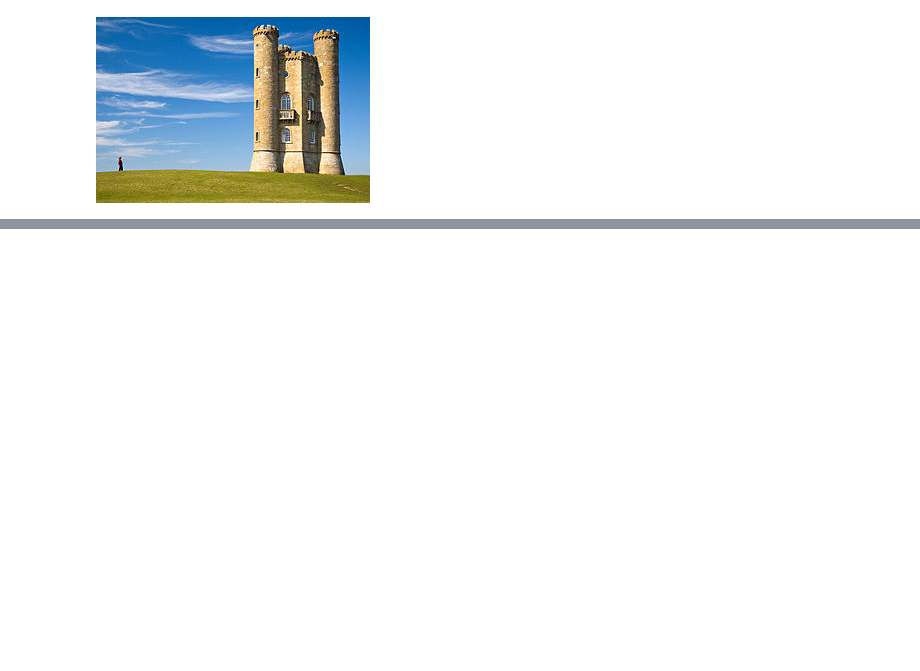
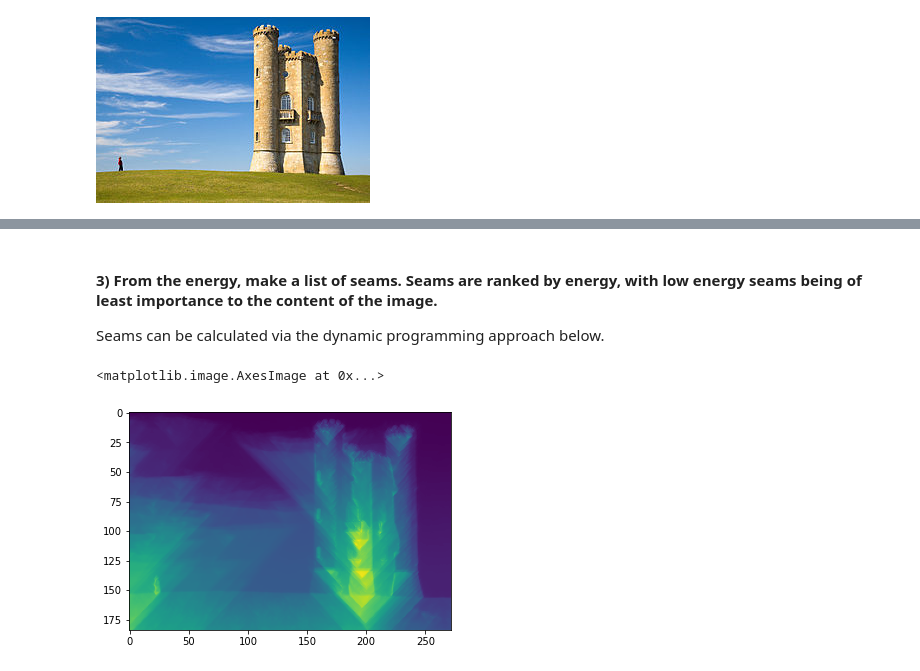
Before and after one commit to SebastianBitsch/seam-carving, a Jupyter notebook: exploration.ipynb, the cells around one changed output, grey strips where cells are left out. Saved outputs shown, nothing was run; the diff lists cells and outputs as text; code cells hidden in the pictures; blank space fills up the shorter version.

```diff
--- a/exploration.ipynb
+++ b/exploration.ipynb
@@ -11,0 +59,18 @@ im
+# %% [markdown]
+#### 3) From the energy, make a list of seams. Seams are ranked by energy, with low energy seams being of least importance to the content of the image.
+Seams can be calculated via the dynamic programming approach below.
+# %%
+direction = 0 # Vertical
+bi_direction = (direction+1) % 2
+
+cumm = np.copy(im_grad)
+
+for i in range(1, im_grad.shape[direction]):
+    for j in range(0, im_grad.shape[bi_direction]):
+        offset_left = 0 if j == 0 else 1
+        cumm[i,j] = np.min(cumm[i-1,j-offset_left:j+2]) + im_grad[i,j]
+
+plt.imshow(cumm)
+# %% [output]
+<matplotlib.image.AxesImage at 0x...>
+[figure, added]
```
Also changed, not shown: parts of 14 cells of this notebook.
